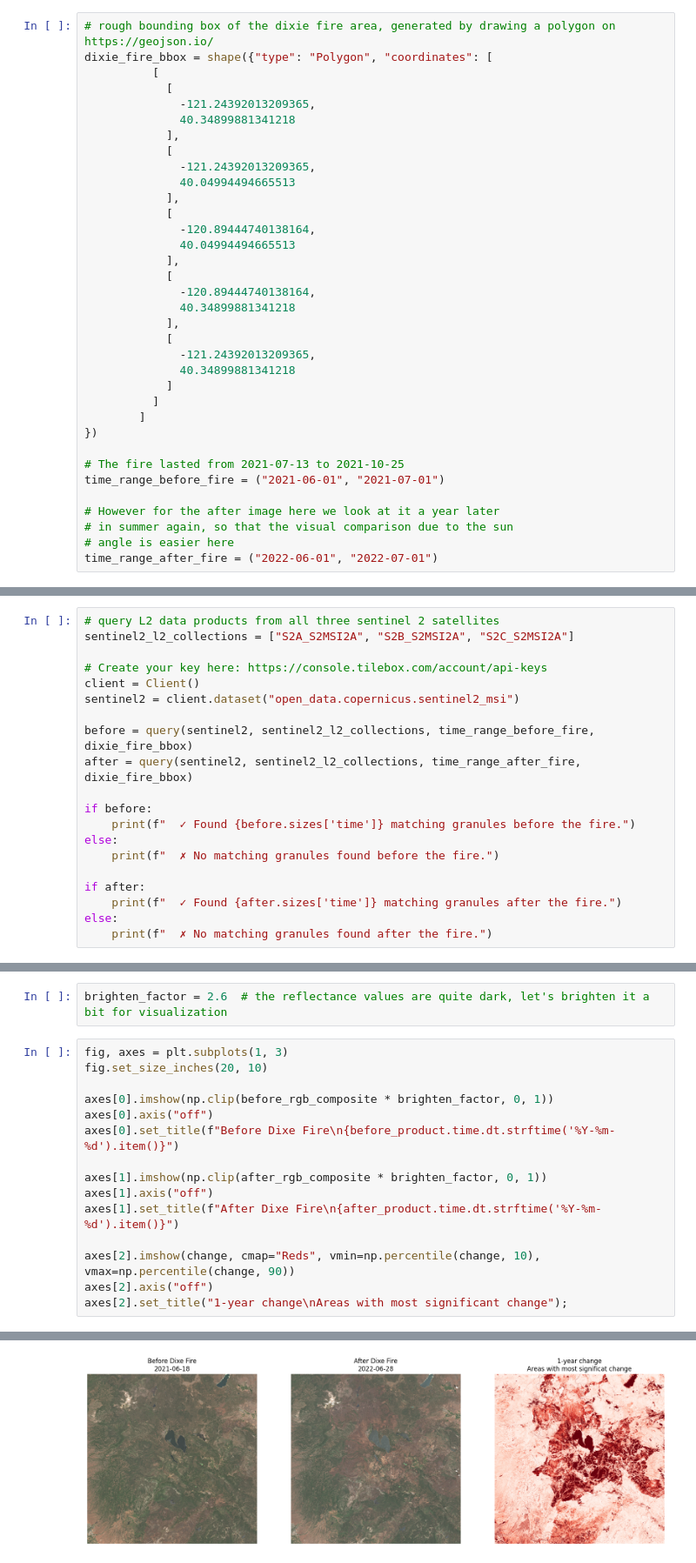
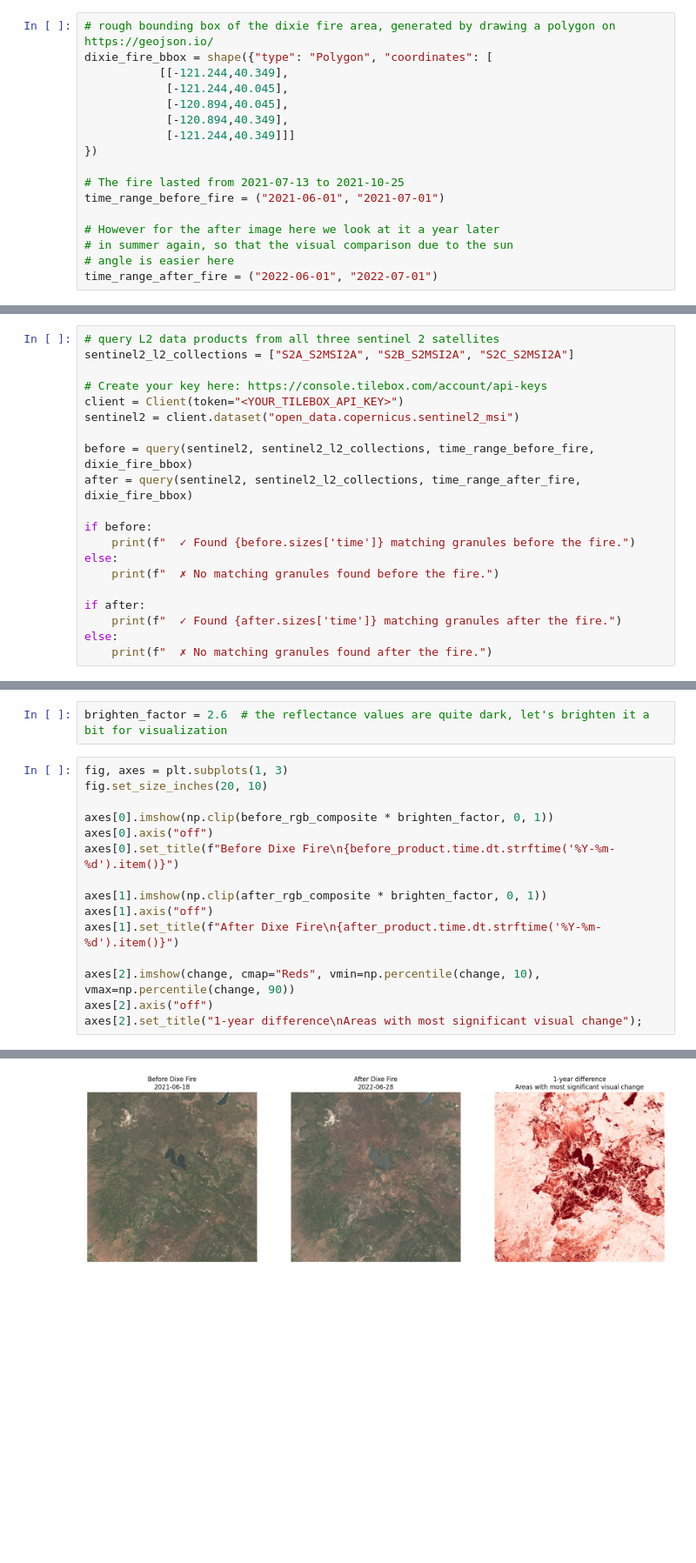
Before and after one commit to tilebox/berlin-aerospace-hackathon, a Jupyter notebook: challenge_2/Earth_Observation_Challenge.ipynb, the cells around one changed output, grey strips where cells are left out. Shown at 87% size. Saved outputs shown, nothing was run; the diff lists cells and outputs as text; blank space fills up the shorter version.

```diff
--- a/challenge_2/Earth_Observation_Challenge.ipynb
+++ b/challenge_2/Earth_Observation_Challenge.ipynb
@@ -49,29 +49,11 @@ First we define our target area and our time range to query
 # %%
 # rough bounding box of the dixie fire area, generated by drawing a polygon on https://geojson.io/
 dixie_fire_bbox = shape({"type": "Polygon", "coordinates": [
-          [
-            [
-              -121.24392013209365,
-              40.34899881341218
-            ],
-            [
-              -121.24392013209365,
-              40.04994494665513
-            ],
-            [
-              -120.89444740138164,
-              40.04994494665513
-            ],
-            [
-              -120.89444740138164,
-              40.34899881341218
-            ],
-            [
-              -121.24392013209365,
-              40.34899881341218
-            ]
-          ]
-        ]
+           [[-121.244,40.349],
+            [-121.244,40.045],
+            [-120.894,40.045],
+            [-120.894,40.349],
+            [-121.244,40.349]]]
 })
 
 # The fire lasted from 2021-07-13 to 2021-10-25
@@ -114,7 +96,7 @@ def query(dataset, collections, temporal_extent, spatial_extent):
 sentinel2_l2_collections = ["S2A_S2MSI2A", "S2B_S2MSI2A", "S2C_S2MSI2A"]
 
 # Create your key here: https://console.tilebox.com/account/api-keys
-client = Client()
+client = Client(token="<YOUR_TILEBOX_API_KEY>")
 sentinel2 = client.dataset("open_data.copernicus.sentinel2_msi")
 
 before = query(sentinel2, sentinel2_l2_collections, time_range_before_fire, dixie_fire_bbox)
@@ -259,5 +241,5 @@ axes[1].set_title(f"After Dixe Fire\n{after_product.time.dt.strftime('%Y-%m-%d')
 
 axes[2].imshow(change, cmap="Reds", vmin=np.percentile(change, 10), vmax=np.percentile(change, 90))
 axes[2].axis("off")
-axes[2].set_title("1-year change\nAreas with most significant change");
+axes[2].set_title("1-year difference\nAreas with most significant visual change");
 # %% [output]
@@ -265,2 +246,2 @@ Text(0.5, 1.0, '1-year change\nAreas with most significat change')
-[figure, old version]
+[figure, new version]
 # %% [markdown]
```
Also changed, not shown: parts of 5 cells of this notebook, 1 other file.
